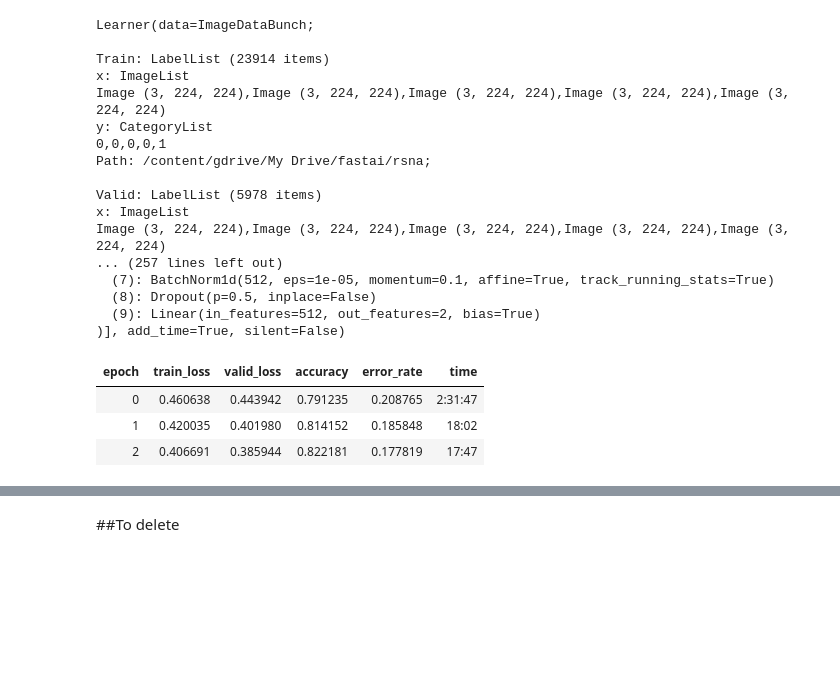
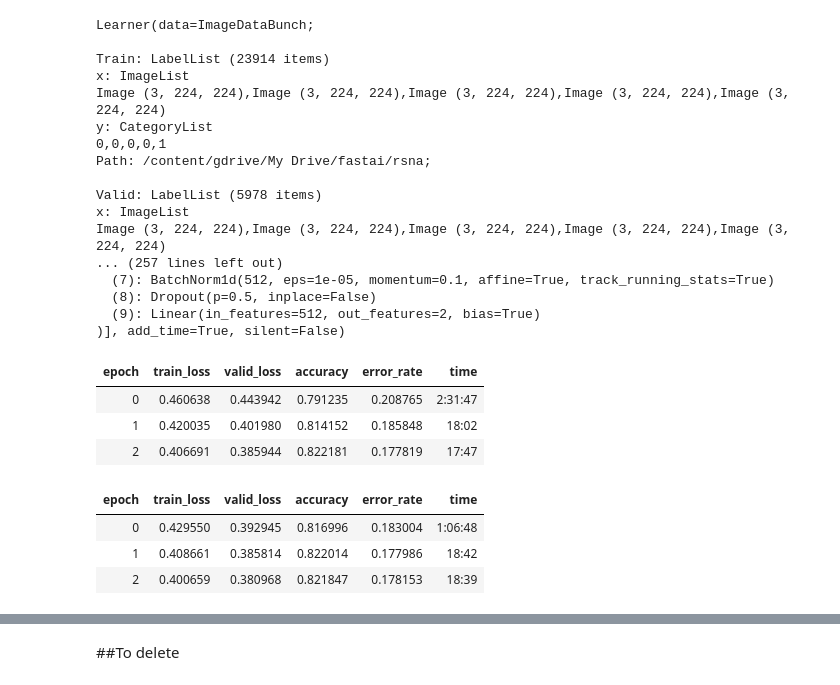
Before and after one commit to GrueneKatze/AI-for-Medicine-Coursera, a Jupyter notebook: Pneumonia_detection_with_FastAI.ipynb, the cells around one changed output, grey strips where cells are left out. Saved outputs shown, nothing was run; the diff lists cells and outputs as text; code cells hidden in the pictures; blank space fills up the shorter version.

```diff
--- a/Pneumonia_detection_with_FastAI.ipynb
+++ b/Pneumonia_detection_with_FastAI.ipynb
@@ -392,3 +367,12 @@ learn.fit_one_cycle(3)
 | 2 | 0.406691 | 0.385944 | 0.822181 | 0.177819 | 17:47 |
 # %%
 learn.save(path_m/'1b')
+# %%
+learn.load(path_m/'1b')
+# %%
+learn.fit_one_cycle(3)
+# %% [output]
+| epoch | train_loss | valid_loss | accuracy | error_rate | time |
+| 0 | 0.429550 | 0.392945 | 0.816996 | 0.183004 | 1:06:48 |
+| 1 | 0.408661 | 0.385814 | 0.822014 | 0.177986 | 18:42 |
+| 2 | 0.400659 | 0.380968 | 0.821847 | 0.178153 | 18:39 |
```
Also changed, not shown: parts of 17 cells of this notebook.
